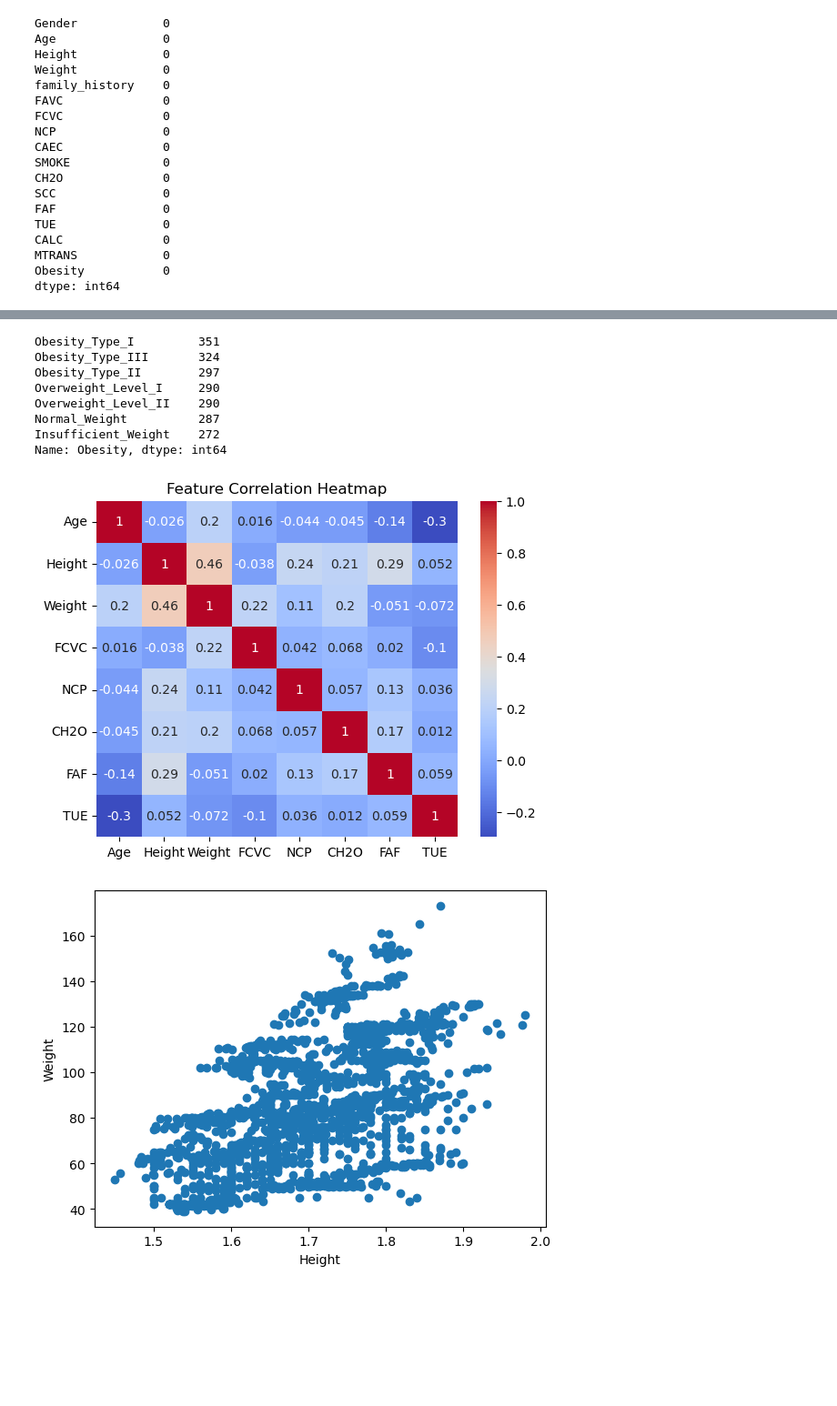
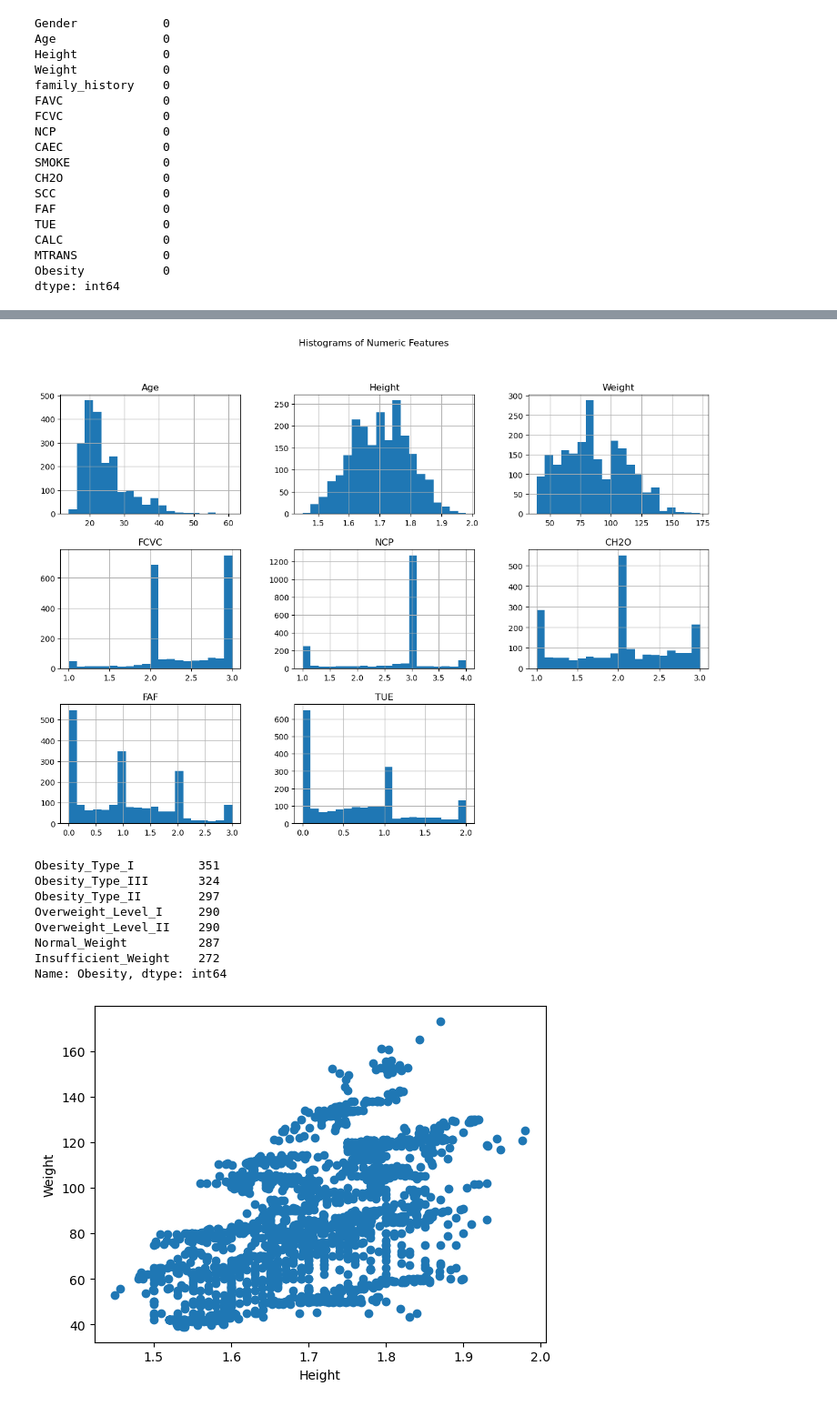
Before and after one commit to jiayuuu64/streamlit-obesity, a Jupyter notebook: obesity.ipynb, the cells around one changed output, grey strips where cells are left out. Shown: that part at 91% size. Drawn from its saved outputs; the diff is of its cells as text; code cells hidden in the pictures; blank space fills up the shorter version.

```diff
--- a/obesity.ipynb
+++ b/obesity.ipynb
@@ -67,3 +78,10 @@ plt.show()
+# %%
+numeric_columns = ["Age", "Height", "Weight", "FCVC", "NCP", "CH2O", "FAF", "TUE"]
+df[numeric_columns].hist(bins=20, figsize=(15, 10))
+plt.suptitle("Histograms of Numeric Features")
+plt.show()
+# %% [output]
+[figure, added]
 # %%
 df['Obesity'].value_counts()  # Count occurrences of each class in the target
 # %% [output]
@@ -75,13 +93,6 @@ Overweight_Level_II    290
 Normal_Weight          287
 Insufficient_Weight    272
 Name: Obesity, dtype: int64
-# %%
-correlation_matrix = df.corr(numeric_only=True)
-sns.heatmap(correlation_matrix, annot=True, cmap='coolwarm')
-plt.title('Feature Correlation Heatmap')
-plt.show()
-# %% [output]
-[figure, removed]
 # %%
 plt.scatter(df['Height'], df['Weight'])
 plt.xlabel('Height')
```
Also changed, not shown: parts of 18 cells of this notebook, 2 other files.
